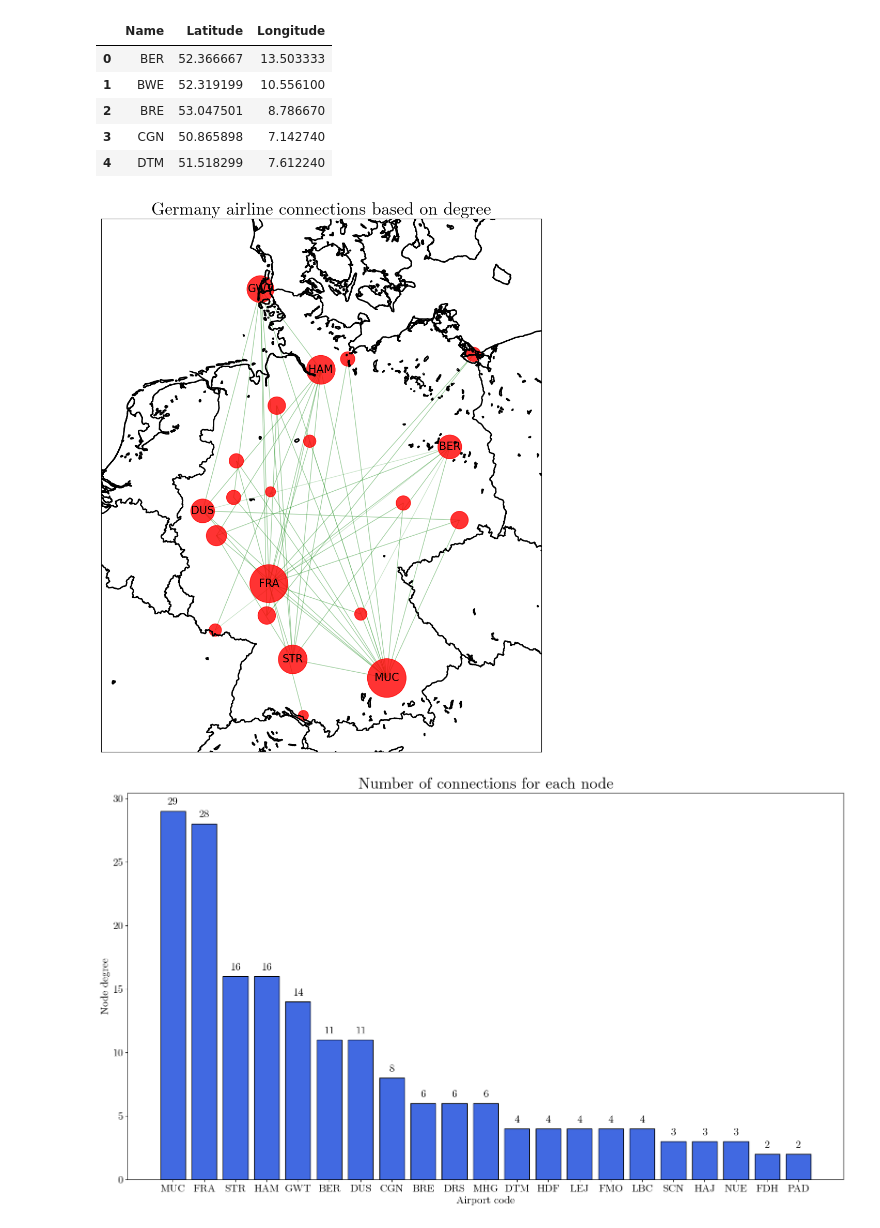
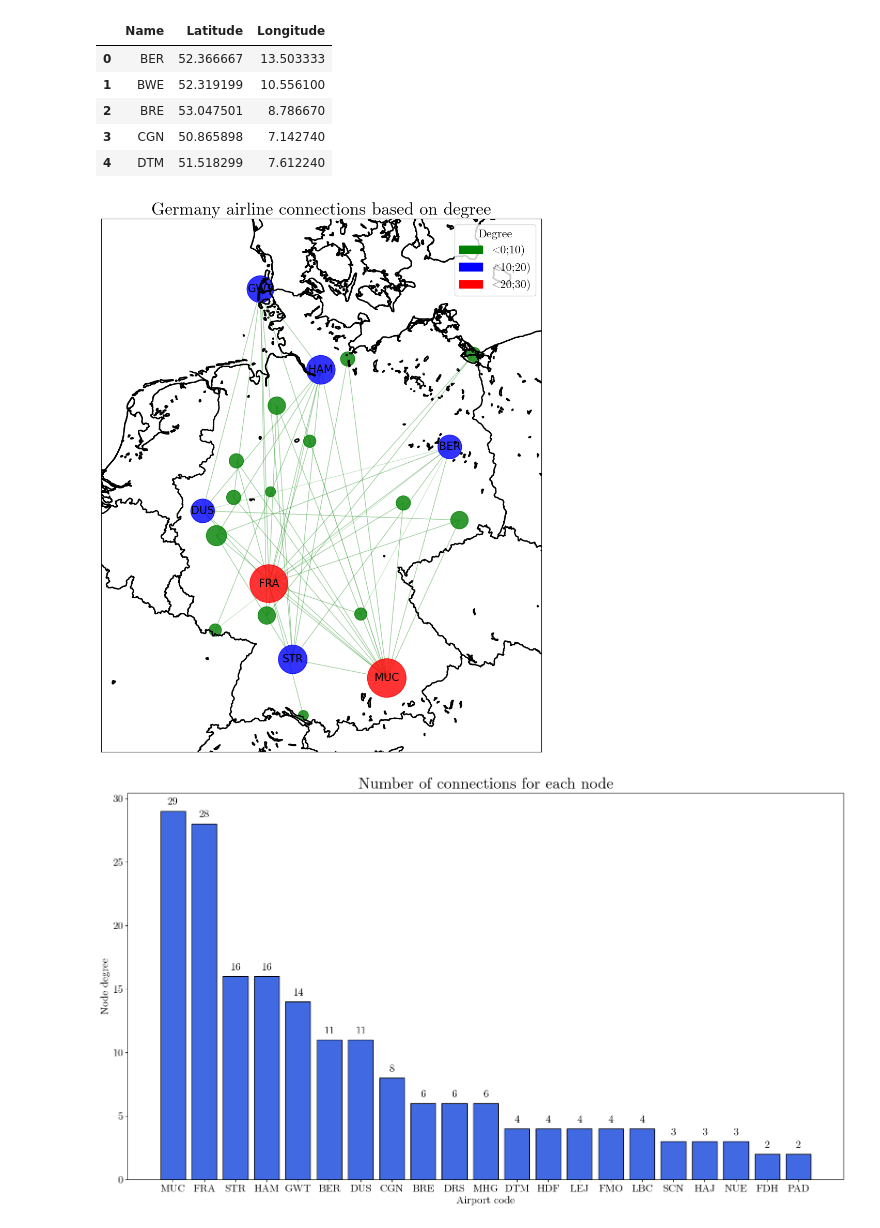
Before and after one commit to hbrt-rdzk/german-airline-connections, a Jupyter notebook: visualizations.ipynb, the cells around one changed output. Saved outputs shown, nothing was run; the diff lists cells and outputs as text; code cells hidden in the pictures.

```diff
--- a/visualizations.ipynb
+++ b/visualizations.ipynb
@@ -77,34 +78,67 @@ for count, elem in enumerate(geo_location_dataset["Name"]):
 # %%
 degrees = dict(nx.degree(graph))
 plt.figure(figsize=(9, 16))
 nx.draw_networkx_nodes(
     G=graph,
     pos=pos,
-    nodelist=graph.nodes(),
+    nodelist=[node for node in graph.nodes() if 0 <= degrees[node] < 10],
+    node_color="g",
+    alpha=0.8,
+    node_size=[
+        degrees[node] * 100 for node in graph.nodes() if 0 <= degrees[node] < 10
+    ],
+)
+nx.draw_networkx_nodes(
+    G=graph,
+    pos=pos,
+    nodelist=[node for node in graph.nodes() if 10 <= degrees[node] < 20],
+    node_color="b",
+    alpha=0.8,
+    node_size=[
+        degrees[node] * 100 for node in graph.nodes() if 10 <= degrees[node] < 20
+    ],
+)
+nx.draw_networkx_nodes(
+    G=graph,
+    pos=pos,
+    nodelist=[node for node in graph.nodes() if 20 <= degrees[node] < 30],
     node_color="r",
     alpha=0.8,
-    node_size=[100 * value for value in degrees.values()],
+    node_size=[
+        degrees[node] * 100 for node in graph.nodes() if 20 <= degrees[node] < 30
+    ],
 )
 nx.draw_networkx_edges(G=graph, pos=pos, edge_color="g", alpha=0.2, arrows=False)
 nx.draw_networkx_labels(
     G=graph,
     pos=pos,
     font_size=15,
     labels={x: x for x in graph.nodes() if degrees[x] >= 10},
 )
 
 germany_map.drawcountries(linewidth=2)
 germany_map.drawstates(linewidth=0.2)
 germany_map.drawcoastlines(linewidth=2)
 plt.tight_layout()
 plt.title("Germany airline connections based on degree", fontsize=24)
+
+green_patch = Patch(color="g", label="<0;10)")
+blue_patch = Patch(color="b", label="<10;20)")
+red_patch = Patch(color="r", label="<20;30)")
+plt.legend(
+    handles=[green_patch, blue_patch, red_patch],
+    title="Degree",
+    loc="best",
+    fancybox=True,
+)
+
 plt.savefig(
     "images/networkx_degree_on_map.png",
     bbox_inches="tight",
     dpi=400,
 )
 # %% [output]
-[figure, old version]
+[figure, new version]
 # %%
 nodes_degree_sorted = [
     node for node, degree in sorted(nx.degree(graph), key=lambda x: x[1], reverse=True)
```
Also changed, not shown: parts of 7 cells of this notebook, 4 other files.
